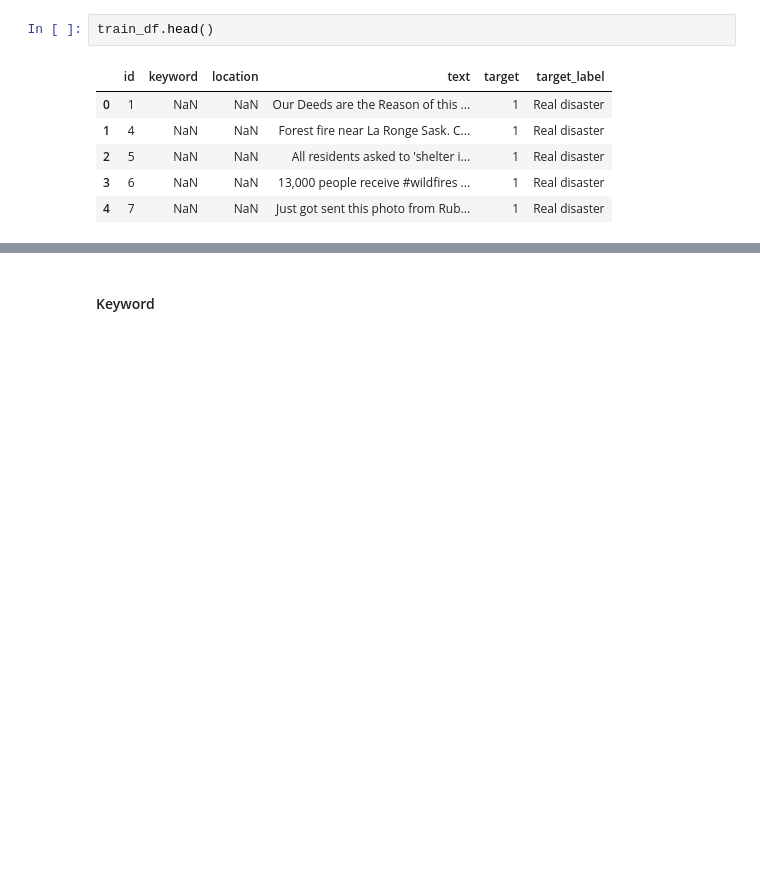
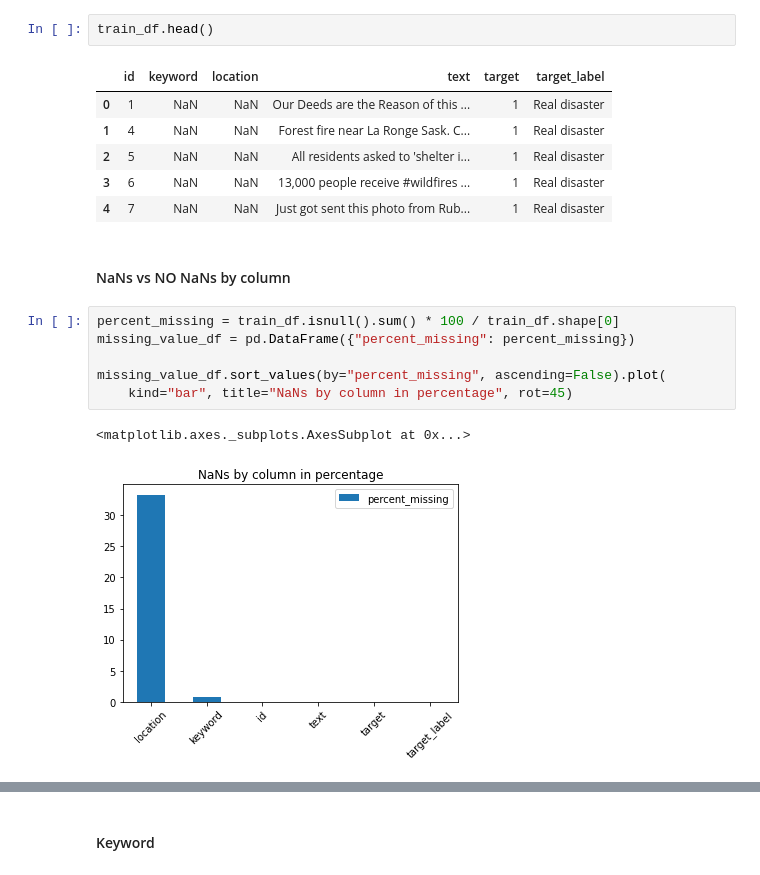
Before and after one commit to casals90/nlp_with_disaster_tweets, a Jupyter notebook: NLP_twitter.ipynb, the cells around one changed output, grey strips where cells are left out. Drawn from its saved outputs; the diff is of its cells as text; blank space fills up the shorter version.

Commit message:
Adding plot for percentage of nans by column

```diff
--- a/NLP_twitter.ipynb
+++ b/NLP_twitter.ipynb
@@ -56,3 +61,14 @@ train_df.head()
 | 2 | 5 | NaN | NaN | All residents asked to 'shelter i... | 1 | Real disaster |
 | 3 | 6 | NaN | NaN | 13,000 people receive #wildfires ... | 1 | Real disaster |
 | 4 | 7 | NaN | NaN | Just got sent this photo from Rub... | 1 | Real disaster |
+# %% [markdown]
+#### NaNs vs NO NaNs by column
+# %%
+percent_missing = train_df.isnull().sum() * 100 / train_df.shape[0]
+missing_value_df = pd.DataFrame({"percent_missing": percent_missing})
+
+missing_value_df.sort_values(by="percent_missing", ascending=False).plot(
+    kind="bar", title="NaNs by column in percentage", rot=45)
+# %% [output]
+<matplotlib.axes._subplots.AxesSubplot at 0x...>
+[figure, added]
```
Also changed, not shown: parts of 7 cells of this notebook.
